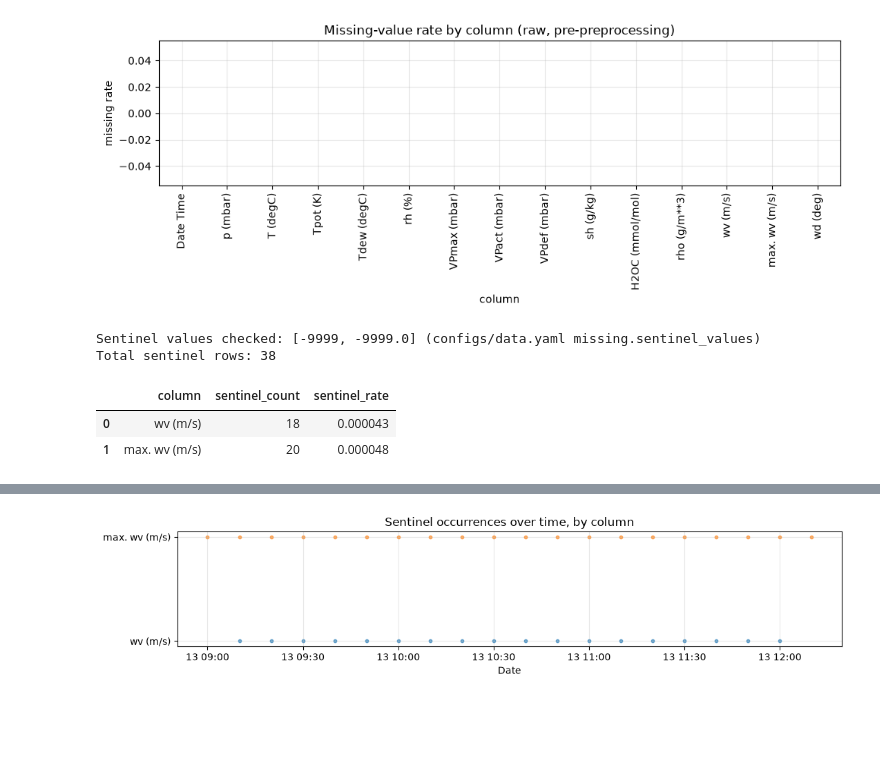
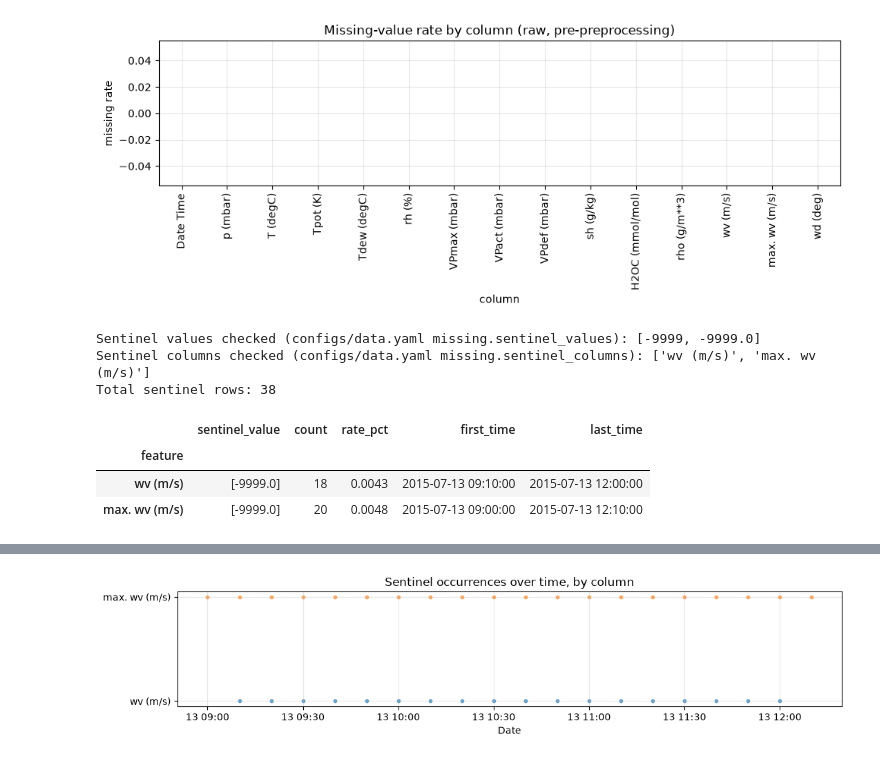
Before and after one commit to ntruonghuynh/Project_DL_Weather_Forecasting, a Jupyter notebook: notebooks/01_data_check.ipynb, the cells around one changed output, grey strips where cells are left out. Saved outputs shown, nothing was run; the diff lists cells and outputs as text; code cells hidden in the pictures; blank space fills up the shorter version.

Commit message:
feat(data): enhance data validation and missing analysis

```diff
--- a/notebooks/01_data_check.ipynb
+++ b/notebooks/01_data_check.ipynb
@@ -238,14 +238,50 @@ plt.show()
 # %% [output]
 [figure]
 # %%
-sentinel_table = pd.DataFrame(report["sentinel_summary"]["by_column"])[["column", "sentinel_count", "sentinel_rate"]]
-print(f"Sentinel values checked: {report['sentinel_summary']['sentinel_values']} "
-      f"(configs/data.yaml missing.sentinel_values)")
+sentinel_summary_rows = []
+for column_block in report["sentinel_summary"]["by_column"]:
+    if column_block.get("sentinel_count", 0) == 0:
+        continue
+    positions = column_block["positions"]
+    row_indices = [p["row_index"] for p in positions]
+    observed_values = sorted(df_raw.loc[row_indices, column_block["column"]].unique().tolist())
+    times = pd.to_datetime(
+        [p[TIMESTAMP_COLUMN] for p in positions], format=TIMESTAMP_FORMAT
+    )
+    sentinel_summary_rows.append(
+        {
+            "feature": column_block["column"],
+            "sentinel_value": observed_values,
+            "count": column_block["sentinel_count"],
+            "rate_pct": round(column_block["sentinel_rate"] * 100, 4),
+            "first_time": times.min(),
+            "last_time": times.max(),
+        }
+    )
+
+if sentinel_summary_rows:
+    sentinel_table = pd.DataFrame(sentinel_summary_rows).set_index("feature")
+else:
+    sentinel_table = pd.DataFrame(
+        columns=["sentinel_value", "count", "rate_pct", "first_time", "last_time"]
+    )
+    sentinel_table.index.name = "feature"
+
+print(
+    "Sentinel values checked (configs/data.yaml missing.sentinel_values): "
+    f"{report['sentinel_summary']['sentinel_values']}"
+)
+print(
+    "Sentinel columns checked (configs/data.yaml missing.sentinel_columns): "
+    f"{report['sentinel_summary']['sentinel_columns']}"
+)
 print(f"Total sentinel rows: {report['sentinel_summary']['total_sentinel_count']}")
 sentinel_table
 # %% [output]
-Sentinel values checked: [-9999, -9999.0] (configs/data.yaml missing.sentinel_values)
+Sentinel values checked (configs/data.yaml missing.sentinel_values): [-9999, -9999.0]
+Sentinel columns checked (configs/data.yaml missing.sentinel_columns): ['wv (m/s)', 'max. wv (m/s)']
 Total sentinel rows: 38
-|  | column | sentinel_count | sentinel_rate |
-| 0 | wv (m/s) | 18 | 0.000043 |
-| 1 | max. wv (m/s) | 20 | 0.000048 |
+|  | sentinel_value | count | rate_pct | first_time | last_time |
+| feature |  |  |  |  |  |
+| wv (m/s) | [-9999.0] | 18 | 0.0043 | 2015-07-13 09:10:00 | 2015-07-13 12:00:00 |
+| max. wv (m/s) | [-9999.0] | 20 | 0.0048 | 2015-07-13 09:00:00 | 2015-07-13 12:10:00 |
```
Also changed, not shown: parts of 4 cells of this notebook, 2 other files.
